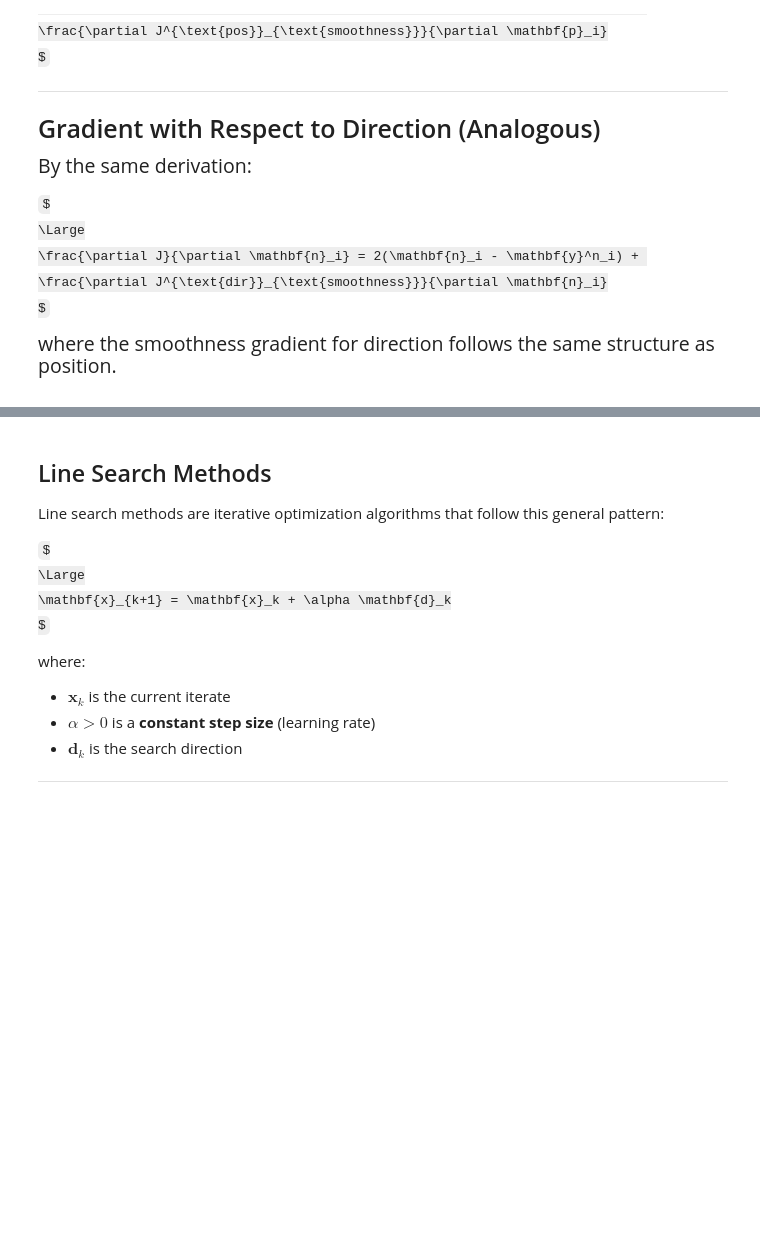
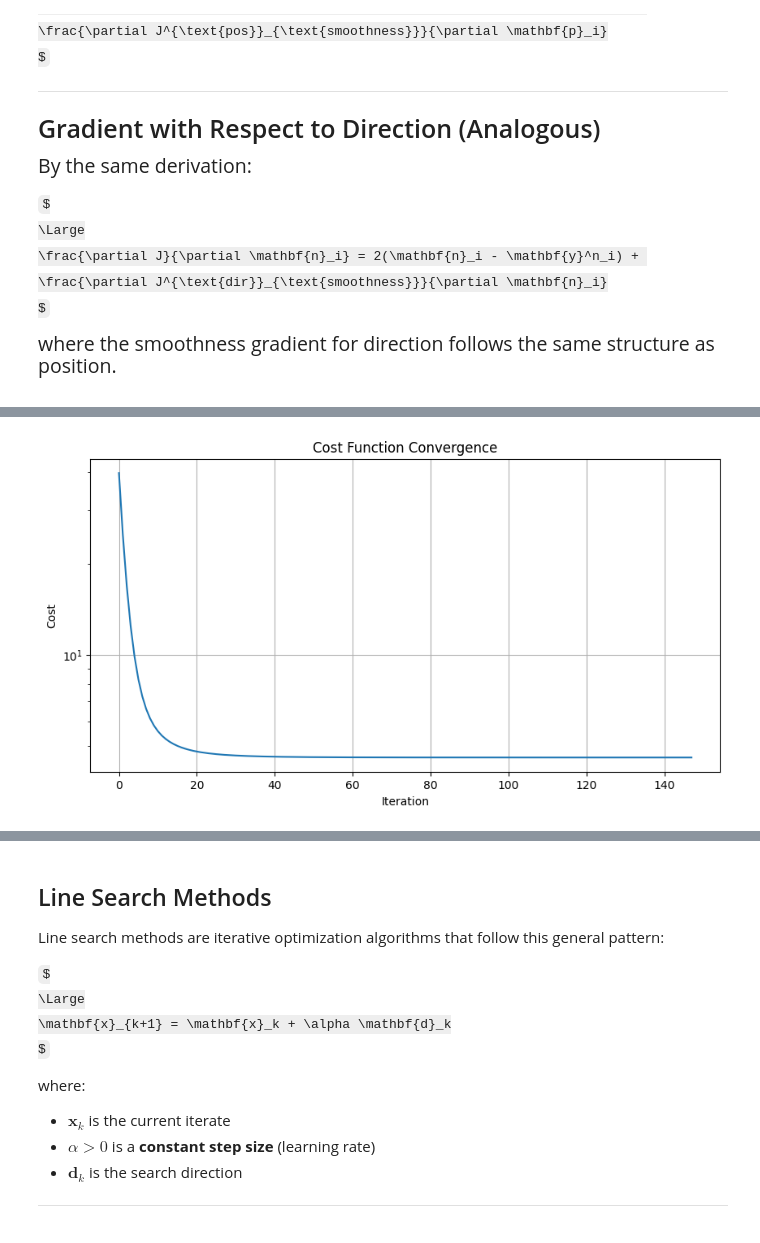
Before and after one commit to yasinxdxd/drone_projectory, a Jupyter notebook: 02_optimize_path.ipynb, the cells around one changed output, grey strips where cells are left out. Saved outputs shown, nothing was run; the diff lists cells and outputs as text; code cells hidden in the pictures; some formulas as TeX source; blank space fills up the shorter version.

```diff
--- a/02_optimize_path.ipynb
+++ b/02_optimize_path.ipynb
@@ -136,21 +139,21 @@ positions = trajectory[:, :3]  # y^p
 nv        = trajectory[:, 3:6] # y^n
 # %%
 
-def cost(p, n, y_p, y_n, lam_1, lam_2):
+def cost_function(p, n, y_p, y_n, lam_1, lam_2):
     # position fidelity
-    fidelity_p = np.sum(np.linalg.norm(p - y_p, axis=1)**2)
+    fidelity_p = torch.sum(torch.norm(p - y_p, dim=1)**2)
 
     # position smoothness (second difference)
-    smooth_p = np.sum(
-        np.linalg.norm(p[2:] - 2*p[1:-1] + p[:-2], axis=1)**2
+    smooth_p = torch.sum(
+        torch.norm(p[2:] - 2*p[1:-1] + p[:-2], dim=1)**2
     )
 
     # direction fidelity
-    fidelity_n = np.sum(np.linalg.norm(n - y_n, axis=1)**2)
+    fidelity_n = torch.sum(torch.norm(n - y_n, dim=1)**2)
 
     # direction smoothness
-    smooth_n = np.sum(
-        np.linalg.norm(n[2:] - 2*n[1:-1] + n[:-2], axis=1)**2
+    smooth_n = torch.sum(
+        torch.norm(n[2:] - 2*n[1:-1] + n[:-2], dim=1)**2
     )
 
     return fidelity_p + lam_1 * smooth_p + fidelity_n + lam_2 * smooth_n
@@ -439,0 +387,65 @@ Gradient norm (directions): 3.20997624748686
+# %%
+# load trajectory from .npz
+data = np.load('drone_trajectory.npz')
+trajectory_original = data.get('trajectory')
+trajectory_noisy = data.get('trajectory_noisy')
+positions = trajectory_noisy[:, :3]
+nv = trajectory_noisy[:, 3:6]  # direction vectors
+y_p = trajectory_noisy[:, :3]  # noisy positions
+y_n = trajectory_noisy[:, 3:]  # noisy directions
+
+p = y_p.copy()  # initial guess
+n = y_n.copy()
+
+lam_1 = 1.1
+lam_2 = 0.8
+
+p_restored, n_restored, costs = restore_trajectory(
+        y_p, y_n,
+        lam_1=lam_1,
+        lam_2=lam_2,
+        learning_rate=0.01,
+        max_iters=2000,
+        tol=1e-6
+    )
+
+# Combine restored positions and directions
+trajectory_restored = np.hstack([p_restored, n_restored])
+
+# Calculate errors
+position_error = np.mean(np.linalg.norm(p_restored - trajectory_original[:, :3], axis=1))
+direction_error = np.mean(np.linalg.norm(n_restored - trajectory_original[:, 3:], axis=1))
+
+position_error_noisy = np.mean(np.linalg.norm(y_p - trajectory_original[:, :3], axis=1))
+direction_error_noisy = np.mean(np.linalg.norm(y_n - trajectory_original[:, 3:], axis=1))
+
+print(f"\n=== Results ===")
+print(f"\nNoisy trajectory errors:")
+print(f"  Mean position error: {position_error_noisy:.6f}")
+print(f"  Mean direction error: {direction_error_noisy:.6f}")
+print(f"\nRestored trajectory errors:")
+print(f"  Mean position error: {position_error:.6f}")
+print(f"  Mean direction error: {direction_error:.6f}")
+print(f"\nImprovement:")
+print(f"  Position error reduction: {(1 - position_error/position_error_noisy)*100:.2f}%")
+print(f"  Direction error reduction: {(1 - direction_error/direction_error_noisy)*100:.2f}%")
+
+# Plot cost convergence
+print("\nStep 5: Generating visualizations...")
+plt.figure(figsize=(10, 5))
+plt.plot(costs)
+plt.xlabel('Iteration')
+plt.ylabel('Cost')
+plt.title('Cost Function Convergence')
+plt.grid(True)
+plt.yscale('log')
+plt.show()
+
+# Plot comparison
+# plot_comparison(trajectory_original, trajectory_noisy, trajectory_restored)
+
+# Plot restored trajectory
+# plot_trajectory_with_directions(trajectory_original, "Ground Truth Drone Trajectory")
+plot_trajectory_with_directions(trajectory_noisy, "Noisy Drone Trajectory")
+plot_trajectory_with_directions(trajectory_restored, "Restored Drone Trajectory")
+# %% [output]
@@ -439,0 +472 @@ Gradient norm (directions): 3.20997624748686
+[figure, added]
```
Also changed, not shown: parts of 6 cells of this notebook, 1 other file.
